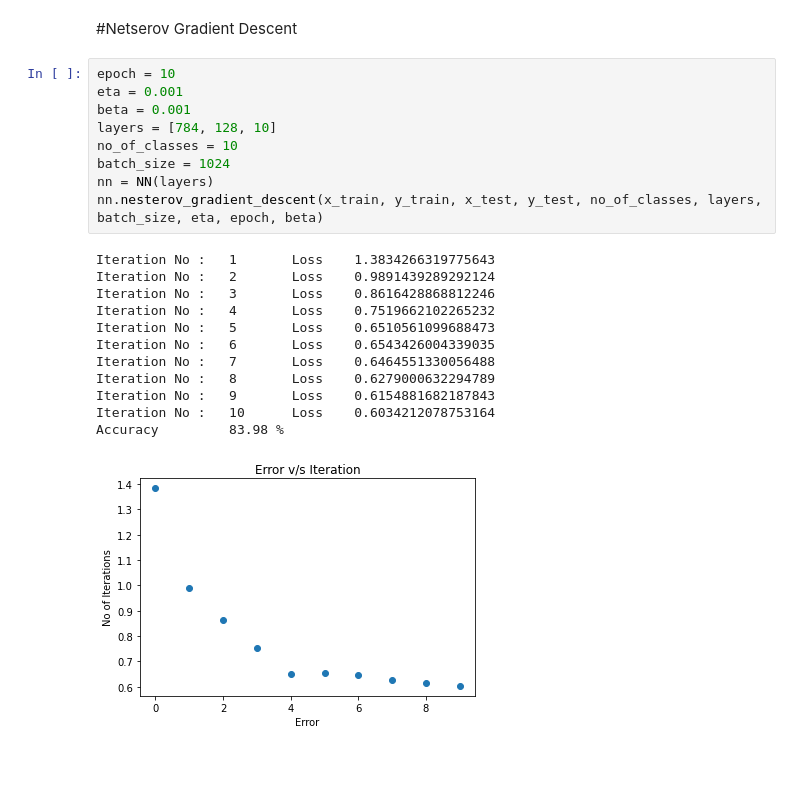
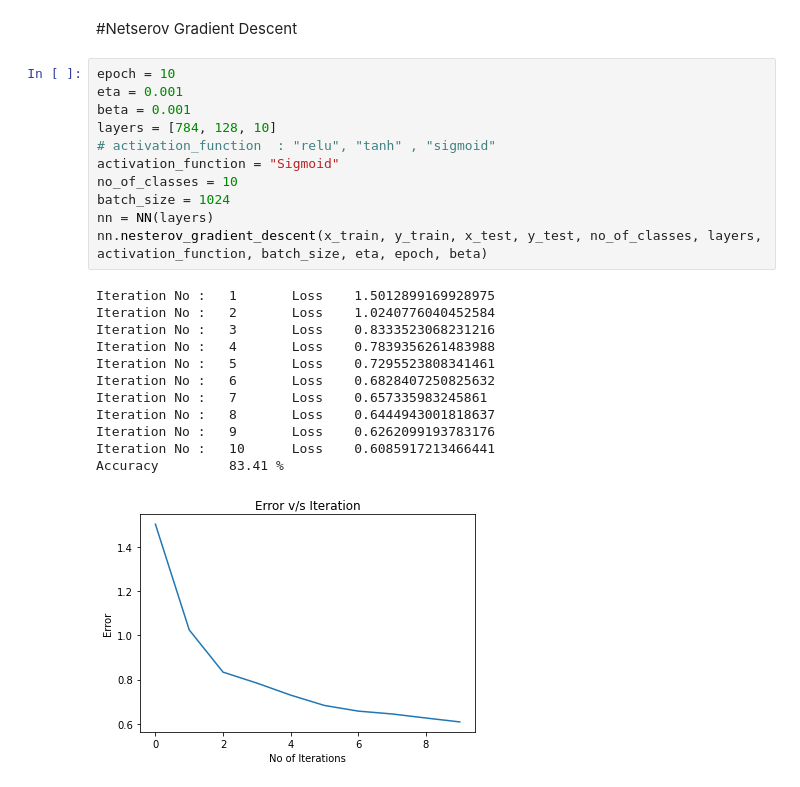
Before and after one commit to Faizmeraj25/deep_learning_assigment1, a Jupyter notebook: dl_q2.ipynb, the cells around one changed output. Cells and saved outputs as stored; diff of their text form.

```diff
--- a/dl_q2.ipynb
+++ b/dl_q2.ipynb
@@ -403,22 +549,24 @@ Accuracy         83.2 %
 # %%
 epoch = 10
 eta = 0.001
 beta = 0.001
 layers = [784, 128, 10]
+# activation_function  : "relu", "tanh" , "sigmoid"
+activation_function = "Sigmoid"
 no_of_classes = 10
 batch_size = 1024
 nn = NN(layers)
-nn.nesterov_gradient_descent(x_train, y_train, x_test, y_test, no_of_classes, layers, batch_size, eta, epoch, beta)
+nn.nesterov_gradient_descent(x_train, y_train, x_test, y_test, no_of_classes, layers, activation_function, batch_size, eta, epoch, beta)
 # %% [output]
-Iteration No :   1       Loss    1.3834266319775643
-Iteration No :   2       Loss    0.9891439289292124
-Iteration No :   3       Loss    0.8616428868812246
-Iteration No :   4       Loss    0.7519662102265232
-Iteration No :   5       Loss    0.6510561099688473
-Iteration No :   6       Loss    0.6543426004339035
-Iteration No :   7       Loss    0.6464551330056488
-Iteration No :   8       Loss    0.6279000632294789
-Iteration No :   9       Loss    0.6154881682187843
-Iteration No :   10      Loss    0.6034212078753164
-Accuracy         83.98 %
+Iteration No :   1       Loss    1.5012899169928975
+Iteration No :   2       Loss    1.0240776040452584
+Iteration No :   3       Loss    0.8333523068231216
+Iteration No :   4       Loss    0.7839356261483988
+Iteration No :   5       Loss    0.7295523808341461
+Iteration No :   6       Loss    0.6828407250825632
+Iteration No :   7       Loss    0.657335983245861
+Iteration No :   8       Loss    0.6444943001818637
+Iteration No :   9       Loss    0.6262099193783176
+Iteration No :   10      Loss    0.6085917213466441
+Accuracy         83.41 %
-[figure, old version]
+[figure, new version]
```
Also changed, not shown: parts of 11 cells of this notebook.
